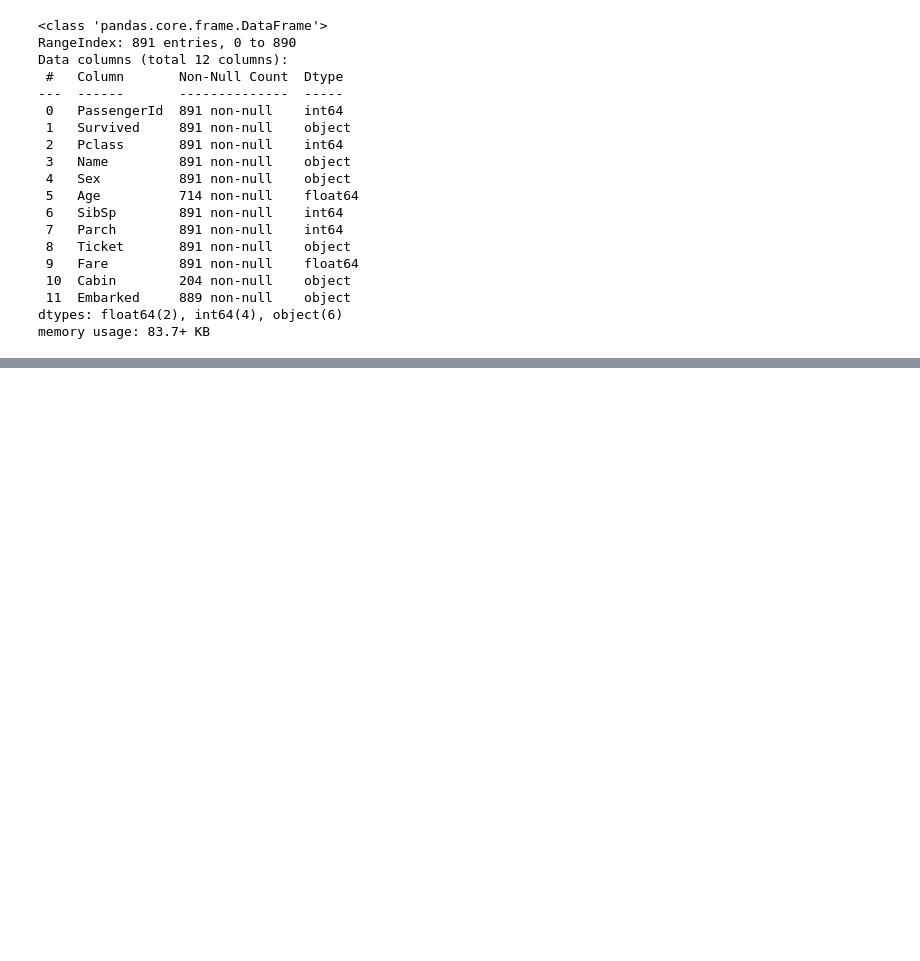
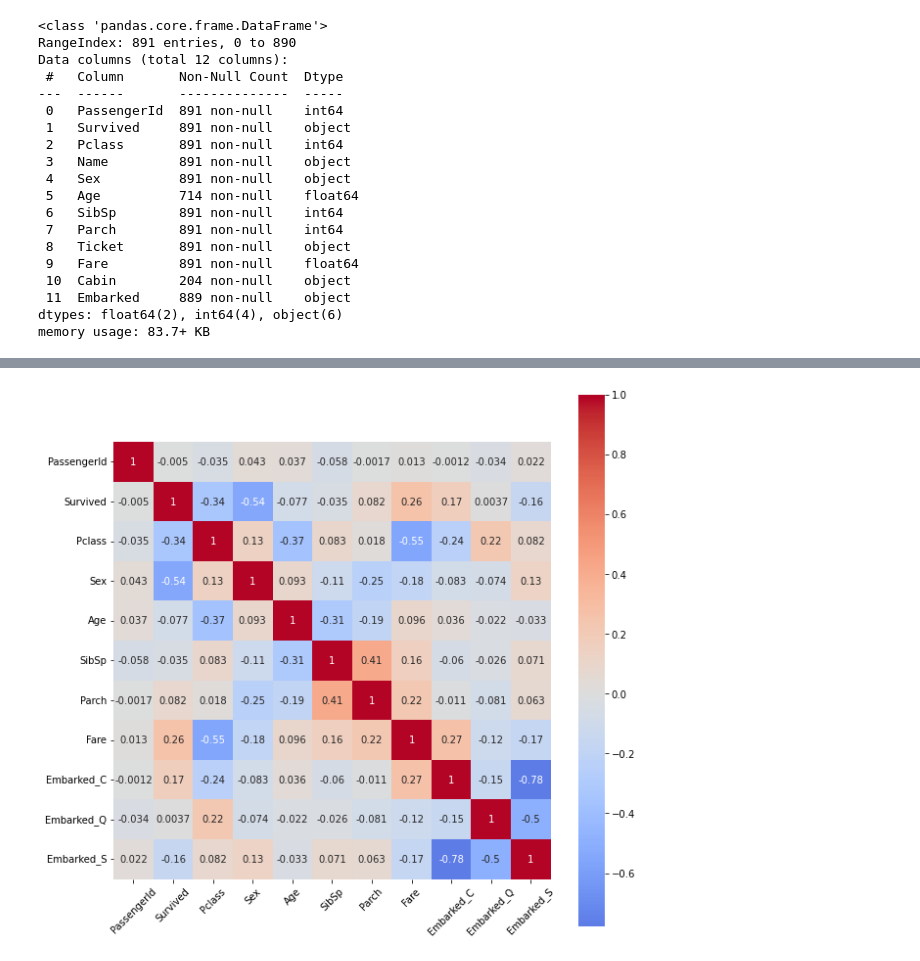
Before and after one commit to ziadhegazi/Intro-to-Artifictial-Intelligence, a Jupyter notebook: Data Visualisation/DV Checkpoint.ipynb, the cells around one changed output, grey strips where cells are left out. Saved outputs shown, nothing was run; the diff lists cells and outputs as text; code cells hidden in the pictures; blank space fills up the shorter version.

Commit message:
cleaned data, finished data preprocessing

```diff
--- a/Data Visualisation/DV Checkpoint.ipynb
+++ b/Data Visualisation/DV Checkpoint.ipynb
@@ -6,5 +8,6 @@ import pandas as pd
 # %%
 data = pd.read_csv("titanic-passengers.csv", sep=";")
+new_data = data
 
 # Displaying the first five rows of the data
 data.head()
@@ -54,3 +57,15 @@ data.describe(include="all")
 | 50% | 446.000000 | NaN | 3.000000 | NaN | NaN | 28.000000 | 0.000000 | 0.000000 | NaN | 14.454200 | ... |
 | 75% | 668.500000 | NaN | 3.000000 | NaN | NaN | 38.000000 | 1.000000 | 0.000000 | NaN | 31.000000 | ... |
 | max | 891.000000 | NaN | 3.000000 | NaN | NaN | 80.000000 | 8.000000 | 6.000000 | NaN | 512.329200 | ... |
+# %%
+# Changing survived and Sex columns from categorical to numerical
+# for survived: yes = 1, no = 0
+# for Sex: male = 1, female = 0
+new_data["Survived"] = data["Survived"].replace({"Yes":1, "No":0}, inplace=False)
+new_data["Sex"] = data["Sex"].replace({"male":1, "female":0}, inplace=False)
+
+# One-hot-Encoding the Embarked column
+new_data = pd.get_dummies(new_data, columns=["Embarked"])
+pd.concat([new_data, dummies], axis=1)
+# new_data.drop(["Embarked"], axis=1)
+new_data.head()
@@ -56,0 +79,9 @@ data.describe(include="all")
+# %%
+# Finding correlations between features and outcome
+data_corr = new_data.corr()
+mp.pyplot.subplots(figsize=(10, 10))
+dataplot = sb.heatmap(data_corr, annot=True, cmap="coolwarm", center=0, square=True)
+mp.pyplot.xticks(rotation = 45)
+mp.pyplot.show()
+# %% [output]
+[figure, added]
```
Also changed, not shown: parts of 4 cells of this notebook.
